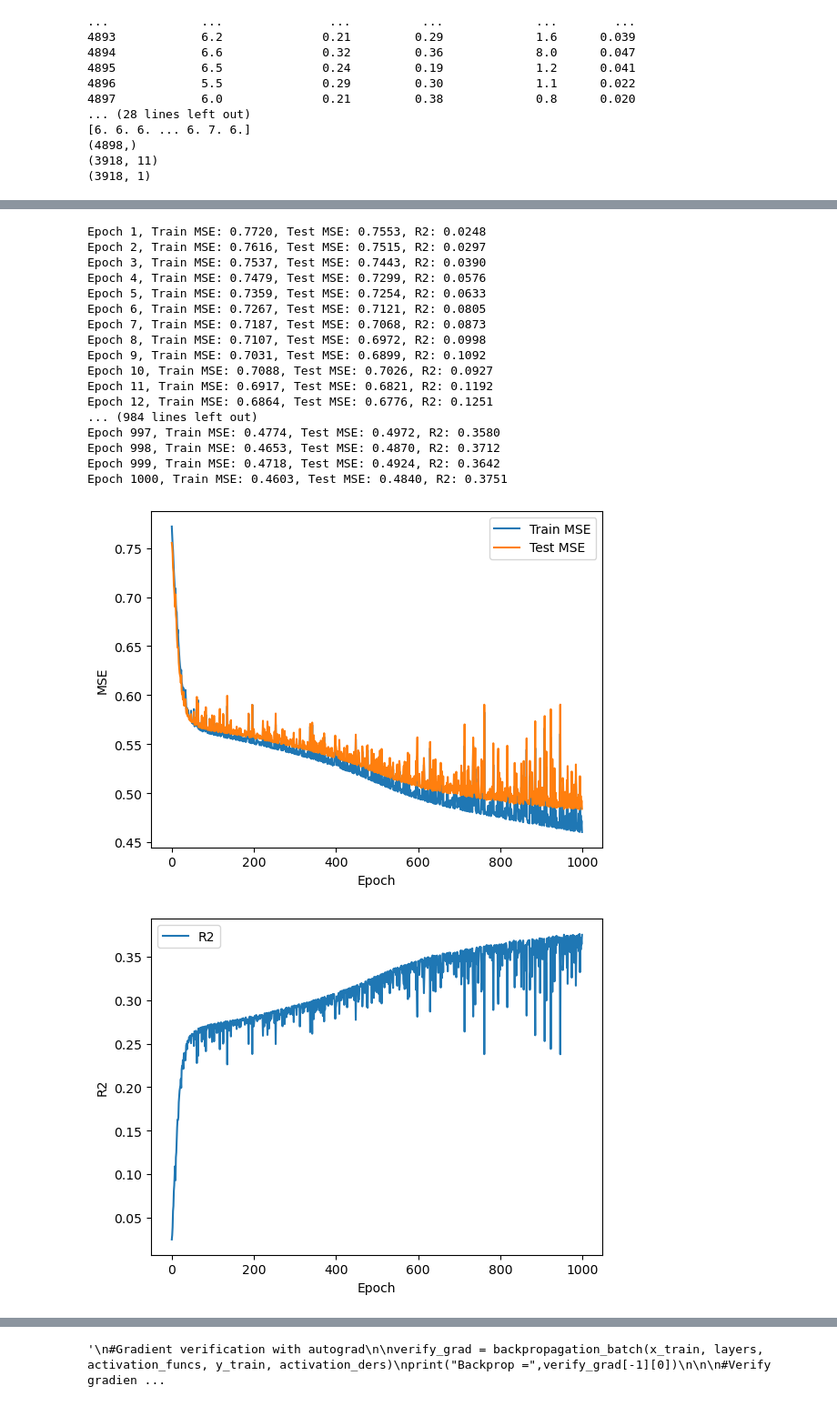
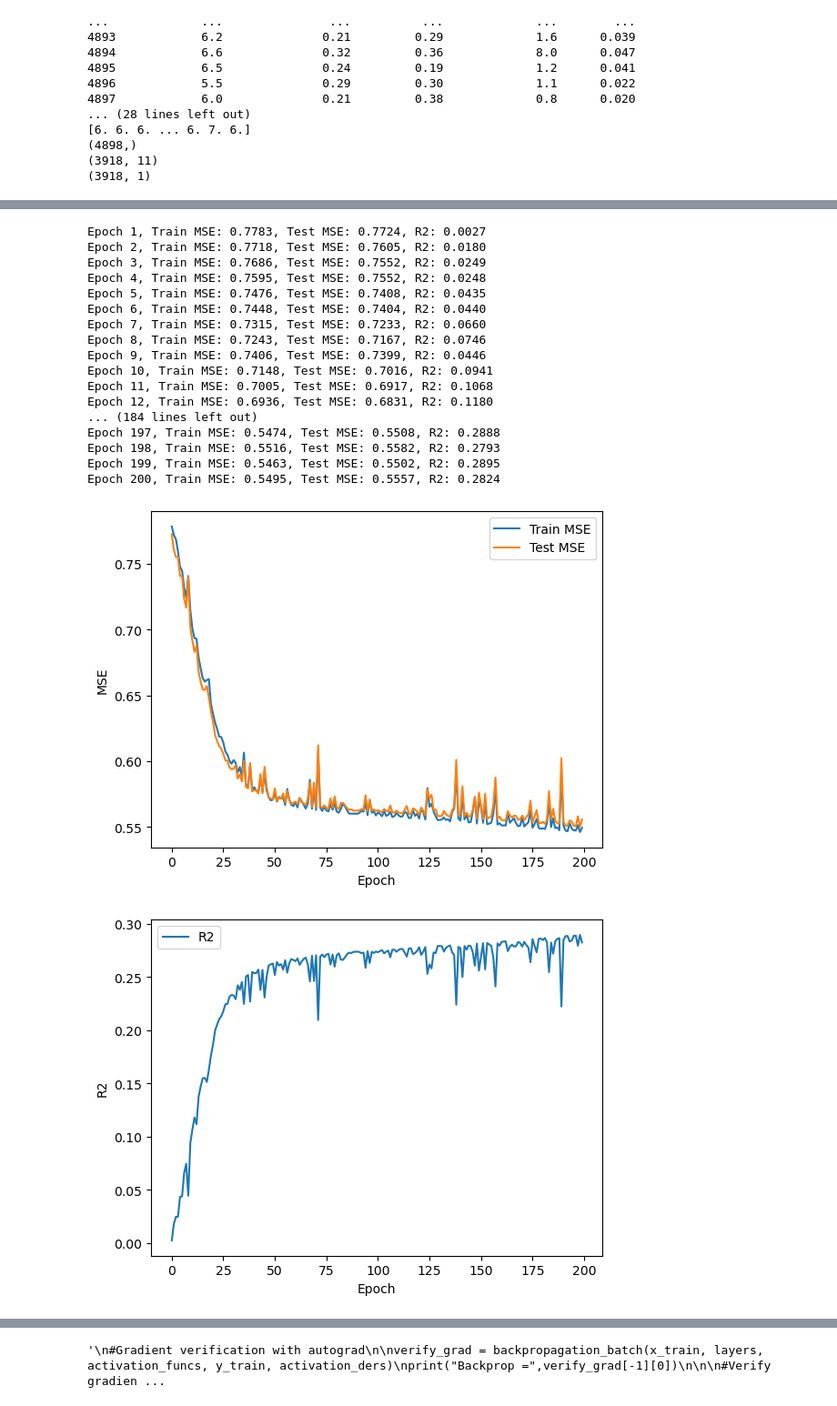
Before and after one commit to ViktorNanotech/FYS-STK4155-Project3, a Jupyter notebook: Code/FFNN_Reg_Wine.ipynb, the cells around one changed output, grey strips where cells are left out. Shown at 91% size. Drawn from its saved outputs; the diff is of its cells as text; code cells hidden in the pictures.

```diff
--- a/Code/FFNN_Reg_Wine.ipynb
+++ b/Code/FFNN_Reg_Wine.ipynb
@@ -128,3 +128,16 @@ print(y_train.shape)
 (4898,)
 (3918, 11)
 (3918, 1)
+# %%
+# XGBoost
+
+#!pip install xgboost   # if needed
+
+import xgboost as xgb
+from sklearn.metrics import mean_squared_error, accuracy_score, r2_score
+
+# Regression
+xgbr = xgb.XGBRegressor(n_estimators=500, learning_rate=0.05, max_depth=6, subsample=0.8, random_state=42)
+xgbr.fit(x_train, y_train.ravel())
+pred = xgbr.predict(x_test)
+print(f"XGBoost Regression → MSE: {mean_squared_error(y_test, pred):.4f}, R²: {r2_score(y_test, pred):.4f}")
@@ -141,7 +156,7 @@ activation_ders = [sigmoid_der, sigmoid_der, sigmoid_der, lambda x: np.ones_like
 
 layer_output_sizes = [128, 64, 32, 1]
 learning_rate = 0.01
-epochs = 1000
+epochs = 200
 train_batch_size = 100  # Add mini-batching
 
 layers = create_layers_batch(network_input_size, layer_output_sizes)
@@ -174,49 +189,49 @@ def train_network(x_train, x_test, y_train, y_test, layers, activation_funcs, ac
         test_pred = feed_forward(x_test, layers, activation_funcs)
         train_mse = mse(train_pred, y_train)
         test_mse = mse(test_pred, y_test)
         train_MSE.append(train_mse)
         test_MSE.append(test_mse)
         r2 = 1 - test_mse / np.var(y_test)
         R.append(r2)
         print(f"Epoch {epoch+1}, Train MSE: {train_mse:.4f}, Test MSE: {test_mse:.4f}, R2: {r2:.4f}")
 
 
 
     # Plot MSE
     plt.plot(train_MSE, label='Train MSE')
     plt.plot(test_MSE, label='Test MSE')
     plt.xlabel('Epoch')
     plt.ylabel('MSE')
     plt.legend()
     plt.show()
 
     # Plot R2
     plt.plot(R, label='R2')
     plt.xlabel('Epoch')
     plt.ylabel('R2')
     plt.legend()
     plt.show()
 
     return layers, train_MSE, test_MSE
 
 train_network(x_train, x_test, y_train, y_test, layers, activation_funcs, activation_ders, learning_rate, epochs, train_batch_size)
 # %% [output]
-Epoch 1, Train MSE: 0.7720, Test MSE: 0.7553, R2: 0.0248
-Epoch 2, Train MSE: 0.7616, Test MSE: 0.7515, R2: 0.0297
-Epoch 3, Train MSE: 0.7537, Test MSE: 0.7443, R2: 0.0390
-Epoch 4, Train MSE: 0.7479, Test MSE: 0.7299, R2: 0.0576
-Epoch 5, Train MSE: 0.7359, Test MSE: 0.7254, R2: 0.0633
-Epoch 6, Train MSE: 0.7267, Test MSE: 0.7121, R2: 0.0805
-Epoch 7, Train MSE: 0.7187, Test MSE: 0.7068, R2: 0.0873
-Epoch 8, Train MSE: 0.7107, Test MSE: 0.6972, R2: 0.0998
-Epoch 9, Train MSE: 0.7031, Test MSE: 0.6899, R2: 0.1092
-Epoch 10, Train MSE: 0.7088, Test MSE: 0.7026, R2: 0.0927
-Epoch 11, Train MSE: 0.6917, Test MSE: 0.6821, R2: 0.1192
-Epoch 12, Train MSE: 0.6864, Test MSE: 0.6776, R2: 0.1251
-... (984 lines left out)
-Epoch 997, Train MSE: 0.4774, Test MSE: 0.4972, R2: 0.3580
-Epoch 998, Train MSE: 0.4653, Test MSE: 0.4870, R2: 0.3712
-Epoch 999, Train MSE: 0.4718, Test MSE: 0.4924, R2: 0.3642
-Epoch 1000, Train MSE: 0.4603, Test MSE: 0.4840, R2: 0.3751
+Epoch 1, Train MSE: 0.7783, Test MSE: 0.7724, R2: 0.0027
+Epoch 2, Train MSE: 0.7718, Test MSE: 0.7605, R2: 0.0180
+Epoch 3, Train MSE: 0.7686, Test MSE: 0.7552, R2: 0.0249
+Epoch 4, Train MSE: 0.7595, Test MSE: 0.7552, R2: 0.0248
+Epoch 5, Train MSE: 0.7476, Test MSE: 0.7408, R2: 0.0435
+Epoch 6, Train MSE: 0.7448, Test MSE: 0.7404, R2: 0.0440
+Epoch 7, Train MSE: 0.7315, Test MSE: 0.7233, R2: 0.0660
+Epoch 8, Train MSE: 0.7243, Test MSE: 0.7167, R2: 0.0746
+Epoch 9, Train MSE: 0.7406, Test MSE: 0.7399, R2: 0.0446
+Epoch 10, Train MSE: 0.7148, Test MSE: 0.7016, R2: 0.0941
+Epoch 11, Train MSE: 0.7005, Test MSE: 0.6917, R2: 0.1068
+Epoch 12, Train MSE: 0.6936, Test MSE: 0.6831, R2: 0.1180
+... (184 lines left out)
+Epoch 197, Train MSE: 0.5474, Test MSE: 0.5508, R2: 0.2888
+Epoch 198, Train MSE: 0.5516, Test MSE: 0.5582, R2: 0.2793
+Epoch 199, Train MSE: 0.5463, Test MSE: 0.5502, R2: 0.2895
+Epoch 200, Train MSE: 0.5495, Test MSE: 0.5557, R2: 0.2824
-[figure, old version]
+[figure, new version]
-[figure, old version]
+[figure, new version]
```
Also changed, not shown: parts of 2 cells of this notebook, 2 other files.
